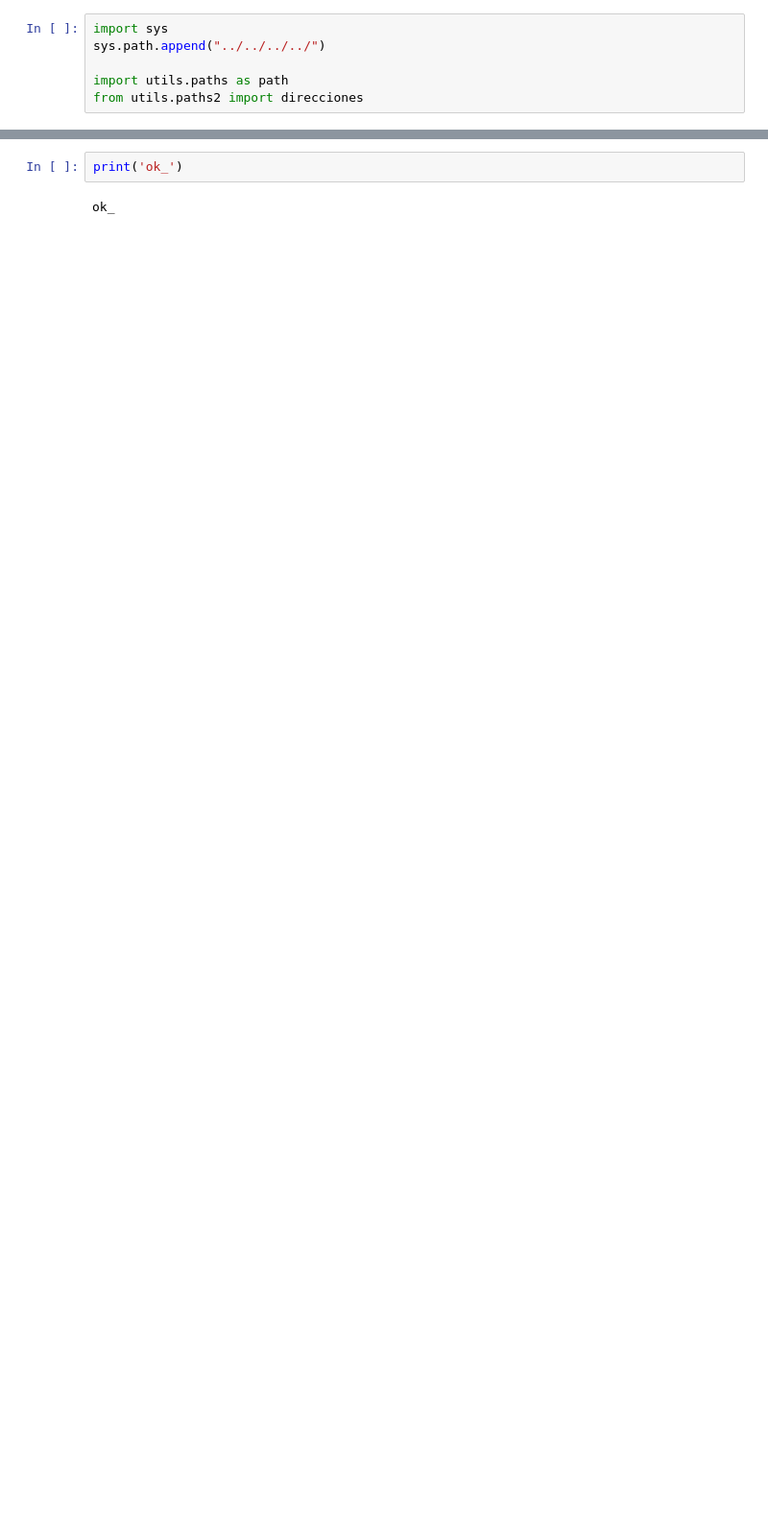
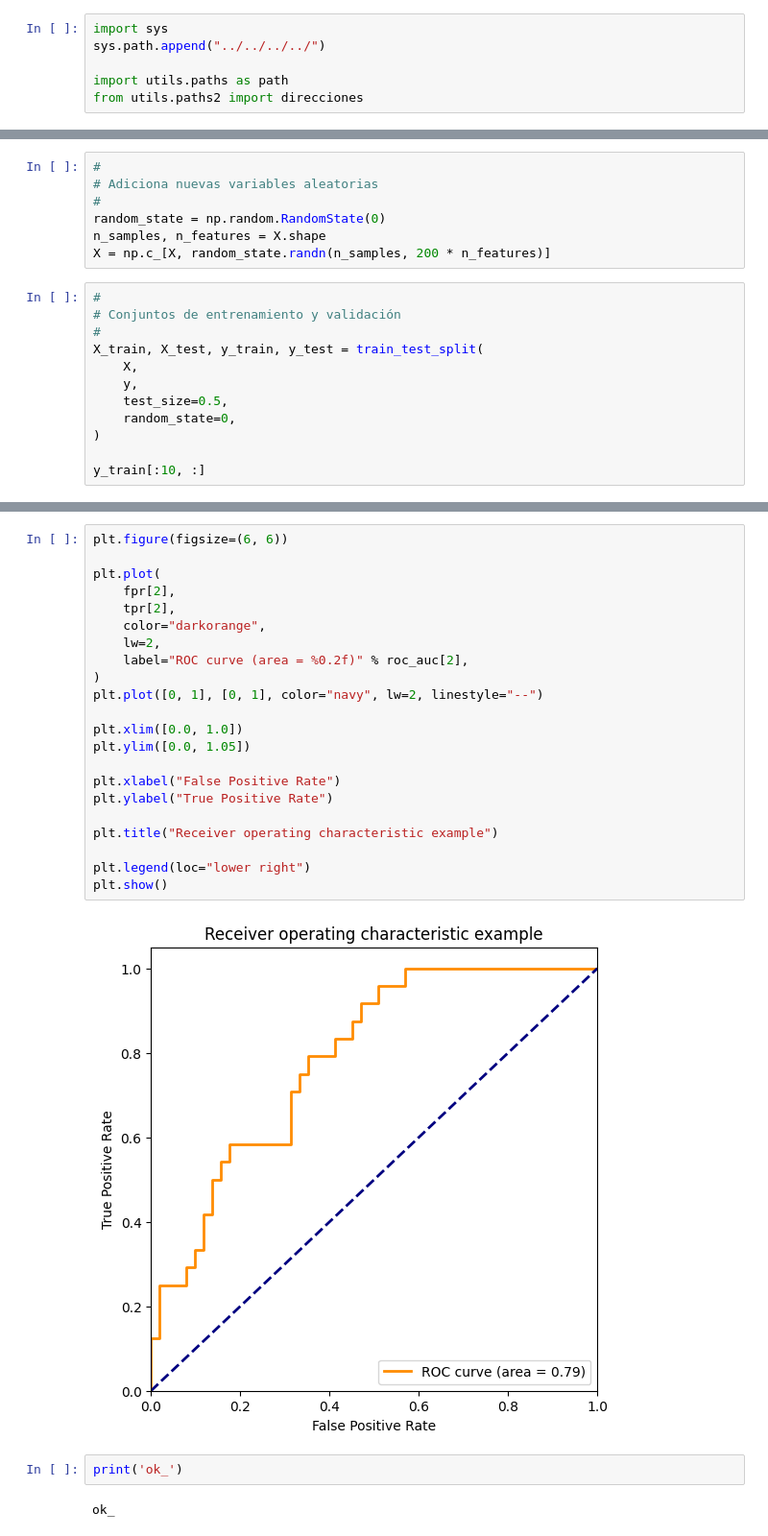
Before and after one commit to oecorrechag/vision-artificial, a Jupyter notebook: notebooks/Analítica Predictiva/03_seccion/Selección y evaluación de modelos en sklearn (Parte 2)/0.3.3 La curva ROC.ipynb, the cells around one changed output, grey strips where cells are left out. Shown at 96% size. Cells and saved outputs as stored; diff of their text form; blank space fills up the shorter version.

```diff
--- a/notebooks/Analítica Predictiva/03_seccion/Selección y evaluación de modelos en sklearn (Parte 2)/0.3.3 La curva ROC.ipynb
+++ b/notebooks/Analítica Predictiva/03_seccion/Selección y evaluación de modelos en sklearn (Parte 2)/0.3.3 La curva ROC.ipynb
@@ -220,0 +86,19 @@ plt.show()
+# %%
+#
+# Adiciona nuevas variables aleatorias
+#
+random_state = np.random.RandomState(0)
+n_samples, n_features = X.shape
+X = np.c_[X, random_state.randn(n_samples, 200 * n_features)]
+# %%
+#
+# Conjuntos de entrenamiento y validación
+#
+X_train, X_test, y_train, y_test = train_test_split(
+    X,
+    y,
+    test_size=0.5,
+    random_state=0,
+)
+
+y_train[:10, :]
@@ -221,3 +223,27 @@ plt.show()
+# %%
+plt.figure(figsize=(6, 6))
+
+plt.plot(
+    fpr[2],
+    tpr[2],
+    color="darkorange",
+    lw=2,
+    label="ROC curve (area = %0.2f)" % roc_auc[2],
+)
+plt.plot([0, 1], [0, 1], color="navy", lw=2, linestyle="--")
+
+plt.xlim([0.0, 1.0])
+plt.ylim([0.0, 1.05])
+
+plt.xlabel("False Positive Rate")
+plt.ylabel("True Positive Rate")
+
+plt.title("Receiver operating characteristic example")
+
+plt.legend(loc="lower right")
+plt.show()
+# %% [output]
+[figure, added]
 # %%
 print('ok_')
 # %% [output]
```
Also changed, not shown: parts of 23 cells of this notebook.
